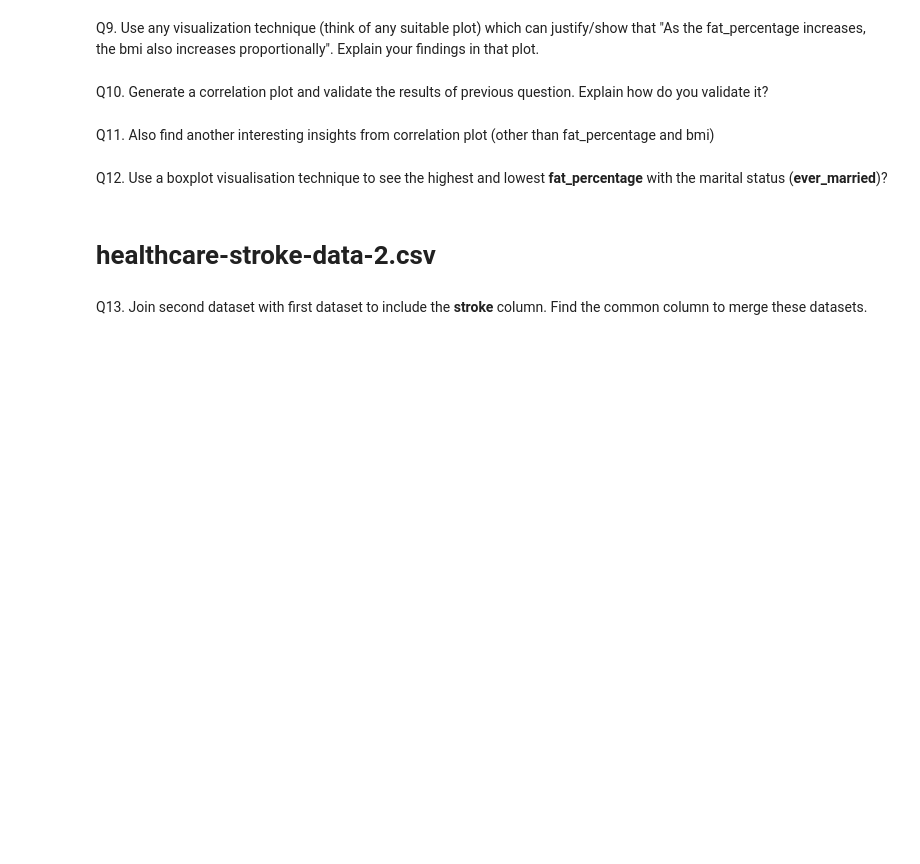
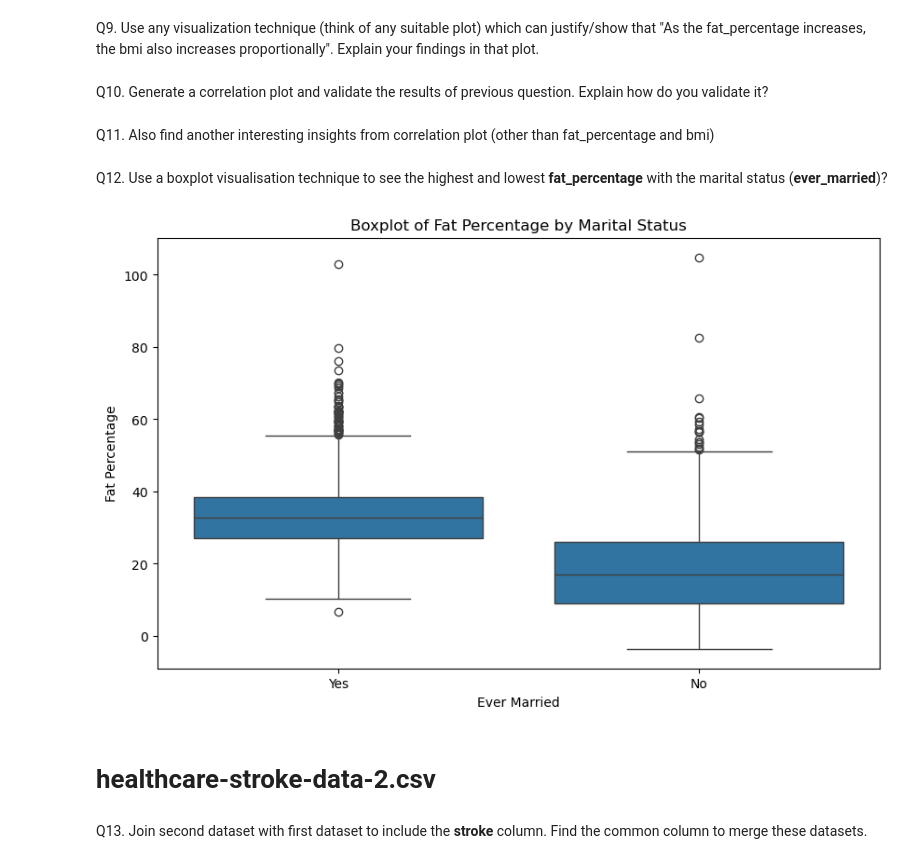
Before and after one commit to AsgharAZ/Data-Science, a Jupyter notebook: DS_Midterm/MidtermExam_SyedAsgharAbbasZaidi_sz07201.ipynb, the cells around one changed output. Cells and saved outputs as stored; diff of their text form; code cells hidden in the pictures; blank space fills up the shorter version.

```diff
--- a/DS_Midterm/MidtermExam_SyedAsgharAbbasZaidi_sz07201.ipynb
+++ b/DS_Midterm/MidtermExam_SyedAsgharAbbasZaidi_sz07201.ipynb
@@ -65,6 +69,8 @@ number of duplicate rows:  (0, 12)
 sum(df.duplicated())
 # %% [output]
 0
+# %%
+df2 = df.drop_duplicates()
 # %% [markdown]
 Q3. If there are missing values in any column, replace it with appropriate method of your choice. Explain why did you choose this method? Display the missing value again to show that there are no missing values exist
 # %% [markdown]
@@ -112,0 +119,7 @@ missing_value_df
+# %%
+# If you wanna drop columns, df3 = df2.drop(['RC','NJ_number','NP'], axis=1)
+# if you wanna fill with mean df3['pace'] = df3['pace'].fillna(df['pace'].mean())
+# df3['joined'] = df3['joined'].fillna(df['joined'].mode()[0])
+# after filling all values we can do this to drop rows
+df3 = df2.dropna()
+df3.isnull().sum()
@@ -113,2 +140,7 @@ missing_value_df
 # %% [markdown]
 Q4. Replace the **'?'** present in the **smoking_status** column with the label **'unknown'**
+# %%
+df3['smoking_status'].head(10)
+# df3['smoking_status'] = df3['smoking_status'].replace('?', 'unknown')
+# loc is a more safer way, iloc is indexing focused.
+df3.loc[:, 'smoking_status'] = df3['smoking_status'].replace('?', 'unknown')
@@ -128,6 +246,20 @@ Q10. Generate a correlation plot and validate the results of previous question.
 Q11. Also find another interesting insights from correlation plot (other than fat_percentage and bmi)
 # %% [markdown]
 Q12. Use a boxplot visualisation technique to see the highest and lowest **fat_percentage** with the marital status (**ever_married**)?
+# %%
+# Example: Creating a boxplot for fat_percentage based on ever_married
+plt.figure(figsize=(10, 6))  # Set the figure size
+sns.boxplot(x='ever_married', y='fat_percentage', data=df3)
+
+# Add titles and labels
+plt.title('Boxplot of Fat Percentage by Marital Status')
+plt.xlabel('Ever Married')
+plt.ylabel('Fat Percentage')
+
+# Show the plot
+plt.show()
+# %% [output]
+[figure, added]
 # %% [markdown]
 # healthcare-stroke-data-2.csv
 # %% [markdown]
```
Also changed, not shown: parts of 19 cells of this notebook, 5 other files.
